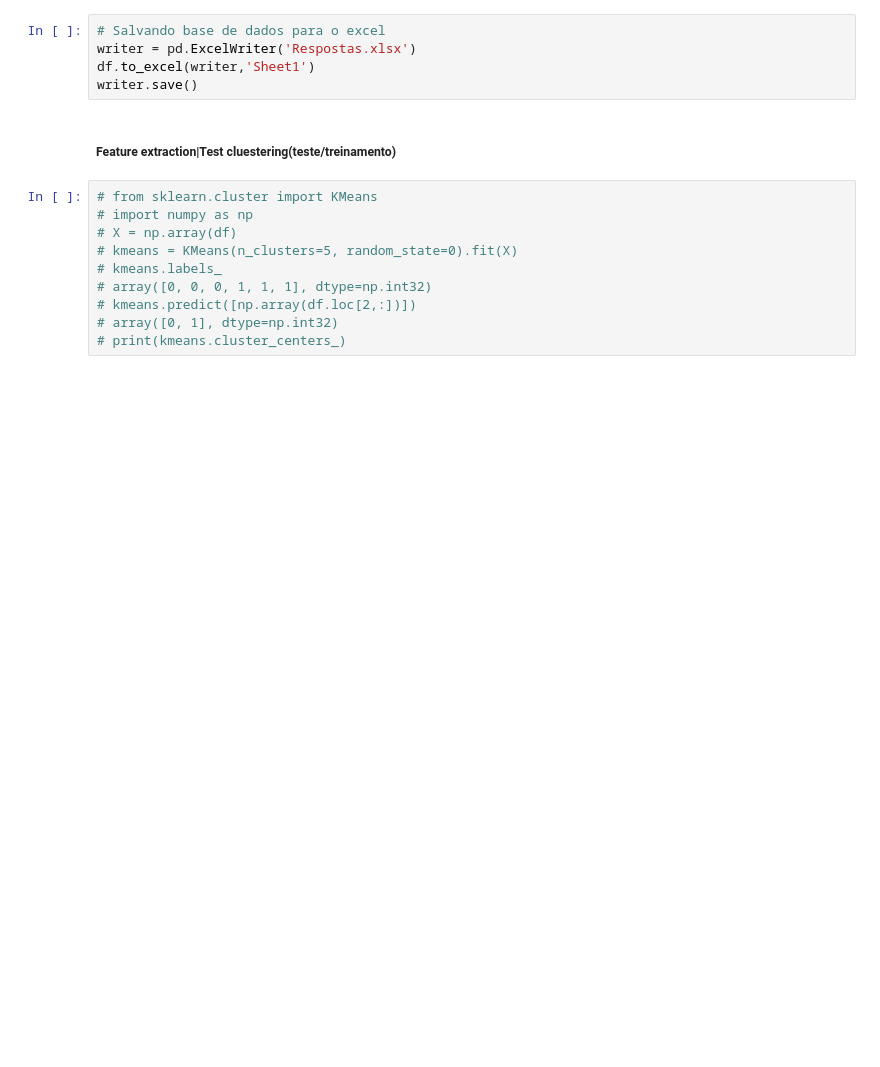
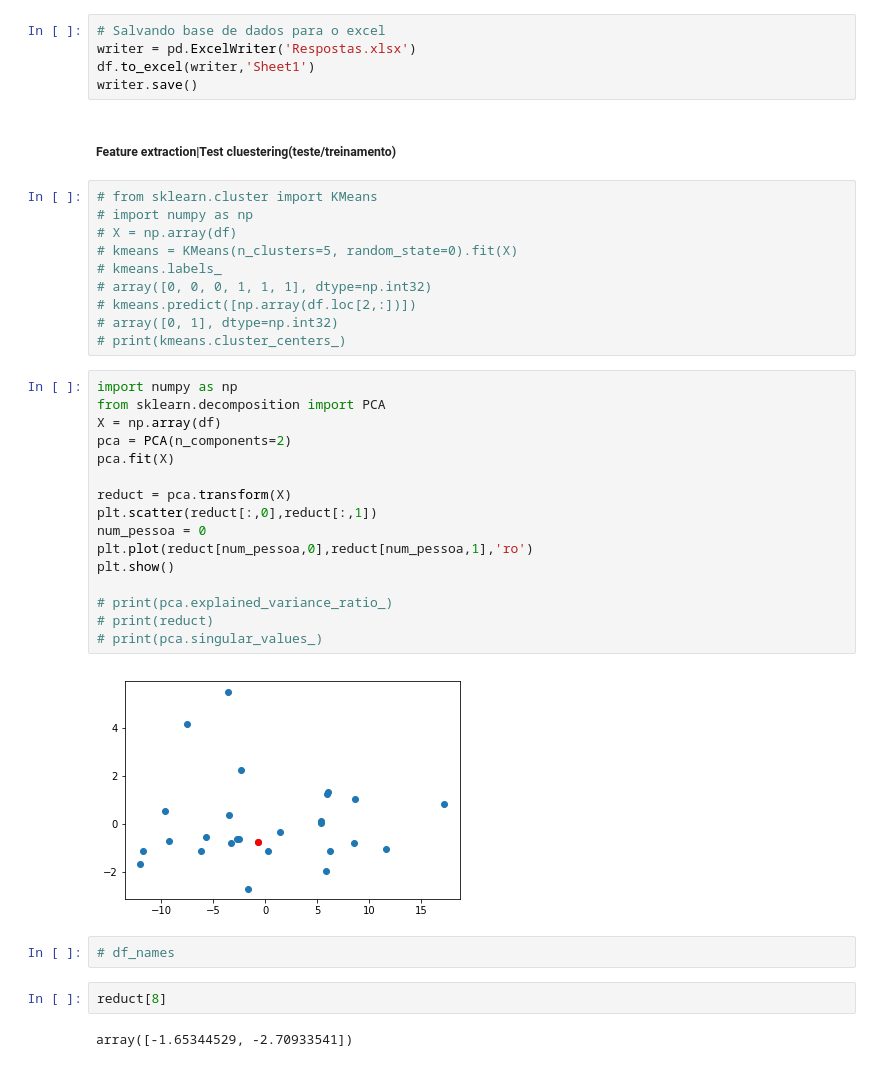
Before and after one commit to Fogelman/Spotify-Clustering, a Jupyter notebook: Reading Spotify Music.ipynb, the cells around one changed output. Cells and saved outputs as stored; diff of their text form; blank space fills up the shorter version.

```diff
--- a/Reading Spotify Music.ipynb
+++ b/Reading Spotify Music.ipynb
@@ -231,3 +213,27 @@ writer.save()
 # kmeans.predict([np.array(df.loc[2,:])])
 # array([0, 1], dtype=np.int32)
 # print(kmeans.cluster_centers_)
+# %%
+import numpy as np
+from sklearn.decomposition import PCA
+X = np.array(df)
+pca = PCA(n_components=2)
+pca.fit(X)
+
+reduct = pca.transform(X)
+plt.scatter(reduct[:,0],reduct[:,1])
+num_pessoa = 0
+plt.plot(reduct[num_pessoa,0],reduct[num_pessoa,1],'ro')
+plt.show()
+
+# print(pca.explained_variance_ratio_)
+# print(reduct)
+# print(pca.singular_values_)
+# %% [output]
+[figure, added]
+# %%
+# df_names
+# %%
+reduct[8]
+# %% [output]
+array([-1.65344529, -2.70933541])
```
Also changed, not shown: parts of 2 cells of this notebook.
